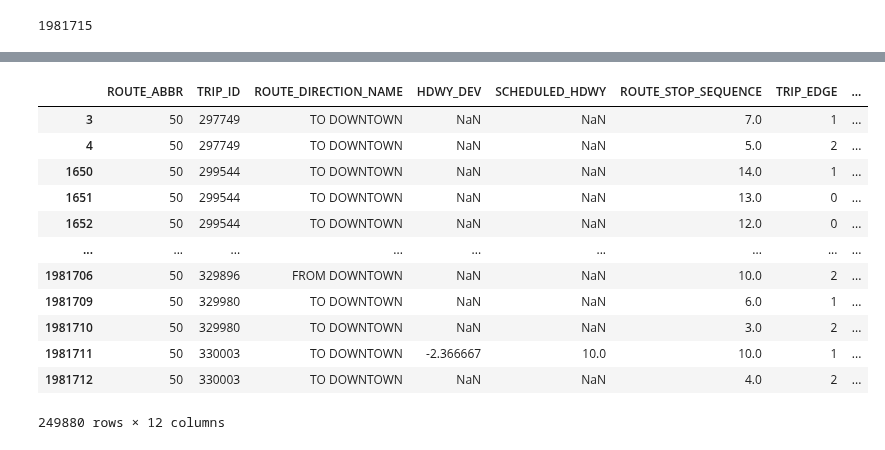
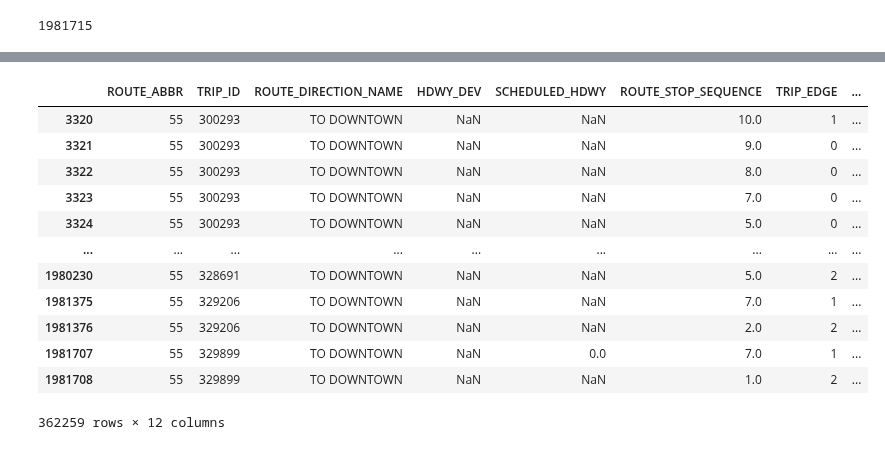
Before and after one commit to NSS-Data-Analytics-Cohort-7/wego-shut_up_and_take_my_query, a Jupyter notebook: notebook/Notebook.ipynb, the cells around one changed output, grey strips where cells are left out. Saved outputs shown, nothing was run; the diff lists cells and outputs as text; code cells hidden in the pictures.

```diff
--- a/notebook/Notebook.ipynb
+++ b/notebook/Notebook.ipynb
@@ -109,17 +134,17 @@ edge_one
 # %%
-edge_2 = eda1.loc[explore_df['ROUTE_ABBR'] == 50]
+edge_2 = eda1.loc[explore_df['ROUTE_ABBR'] == 55]
 edge_2
 # %% [output]
 |  | ROUTE_ABBR | TRIP_ID | ROUTE_DIRECTION_NAME | HDWY_DEV | SCHEDULED_HDWY | ROUTE_STOP_SEQUENCE | TRIP_EDGE | ... |
-| 3 | 50 | 297749 | TO DOWNTOWN | NaN | NaN | 7.0 | 1 | ... |
-| 4 | 50 | 297749 | TO DOWNTOWN | NaN | NaN | 5.0 | 2 | ... |
-| 1650 | 50 | 299544 | TO DOWNTOWN | NaN | NaN | 14.0 | 1 | ... |
-| 1651 | 50 | 299544 | TO DOWNTOWN | NaN | NaN | 13.0 | 0 | ... |
-| 1652 | 50 | 299544 | TO DOWNTOWN | NaN | NaN | 12.0 | 0 | ... |
+| 3320 | 55 | 300293 | TO DOWNTOWN | NaN | NaN | 10.0 | 1 | ... |
+| 3321 | 55 | 300293 | TO DOWNTOWN | NaN | NaN | 9.0 | 0 | ... |
+| 3322 | 55 | 300293 | TO DOWNTOWN | NaN | NaN | 8.0 | 0 | ... |
+| 3323 | 55 | 300293 | TO DOWNTOWN | NaN | NaN | 7.0 | 0 | ... |
+| 3324 | 55 | 300293 | TO DOWNTOWN | NaN | NaN | 5.0 | 0 | ... |
 | ... | ... | ... | ... | ... | ... | ... | ... | ... |
-| 1981706 | 50 | 329896 | FROM DOWNTOWN | NaN | NaN | 10.0 | 2 | ... |
-| 1981709 | 50 | 329980 | TO DOWNTOWN | NaN | NaN | 6.0 | 1 | ... |
-| 1981710 | 50 | 329980 | TO DOWNTOWN | NaN | NaN | 3.0 | 2 | ... |
-| 1981711 | 50 | 330003 | TO DOWNTOWN | -2.366667 | 10.0 | 10.0 | 1 | ... |
-| 1981712 | 50 | 330003 | TO DOWNTOWN | NaN | NaN | 4.0 | 2 | ... |
+| 1980230 | 55 | 328691 | TO DOWNTOWN | NaN | NaN | 5.0 | 2 | ... |
+| 1981375 | 55 | 329206 | TO DOWNTOWN | NaN | NaN | 7.0 | 1 | ... |
+| 1981376 | 55 | 329206 | TO DOWNTOWN | NaN | NaN | 2.0 | 2 | ... |
+| 1981707 | 55 | 329899 | TO DOWNTOWN | NaN | 0.0 | 7.0 | 1 | ... |
+| 1981708 | 55 | 329899 | TO DOWNTOWN | NaN | NaN | 1.0 | 2 | ... |
-249880 rows × 12 columns
+362259 rows × 12 columns
```
Also changed, not shown: parts of 11 cells of this notebook.
